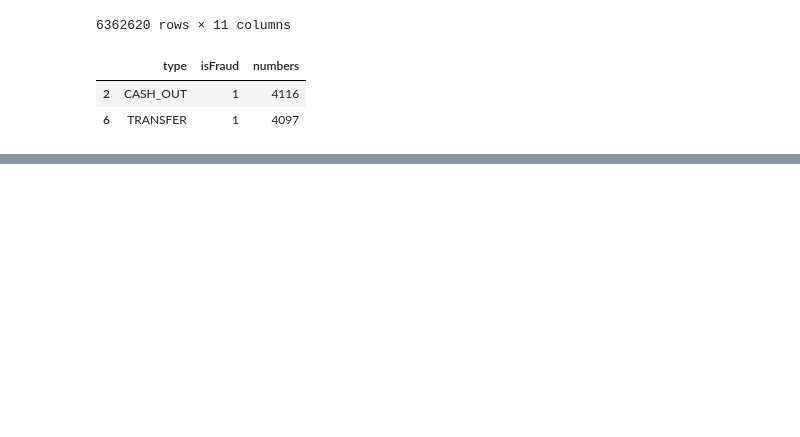
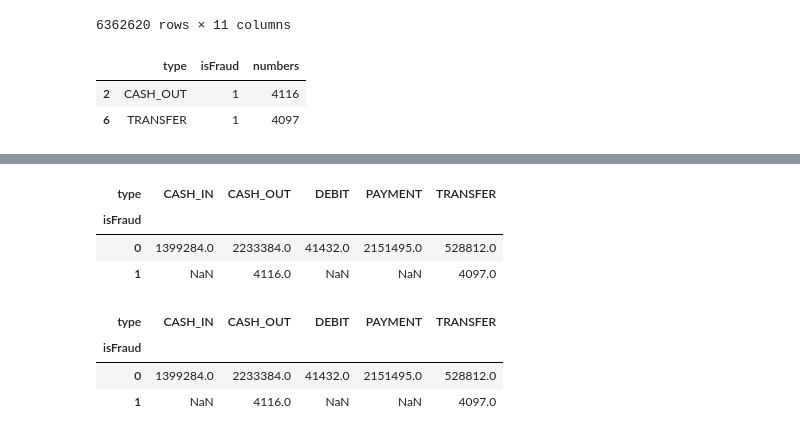
Before and after one commit to TitoTamburini/FDS_Final_Project, a Jupyter notebook: my_main.ipynb, the cells around one changed output, grey strips where cells are left out. Saved outputs shown, nothing was run; the diff lists cells and outputs as text; code cells hidden in the pictures; blank space fills up the shorter version.

```diff
--- a/my_main.ipynb
+++ b/my_main.ipynb
@@ -172,0 +161,14 @@ fraud
+# %%
+transactions_df.loc[(transactions_df['nameOrig'].str.startswith('C')), :].groupby(['isFraud', 'type']).size().unstack()
+# %% [output]
+| type | CASH_IN | CASH_OUT | DEBIT | PAYMENT | TRANSFER |
+| isFraud |  |  |  |  |  |
+| 0 | 1399284.0 | 2233384.0 | 41432.0 | 2151495.0 | 528812.0 |
+| 1 | NaN | 4116.0 | NaN | NaN | 4097.0 |
+# %%
+transactions_df.groupby(['isFraud', 'type']).size().unstack()
+# %% [output]
+| type | CASH_IN | CASH_OUT | DEBIT | PAYMENT | TRANSFER |
+| isFraud |  |  |  |  |  |
+| 0 | 1399284.0 | 2233384.0 | 41432.0 | 2151495.0 | 528812.0 |
+| 1 | NaN | 4116.0 | NaN | NaN | 4097.0 |
```
Also changed, not shown: parts of 16 cells of this notebook.
